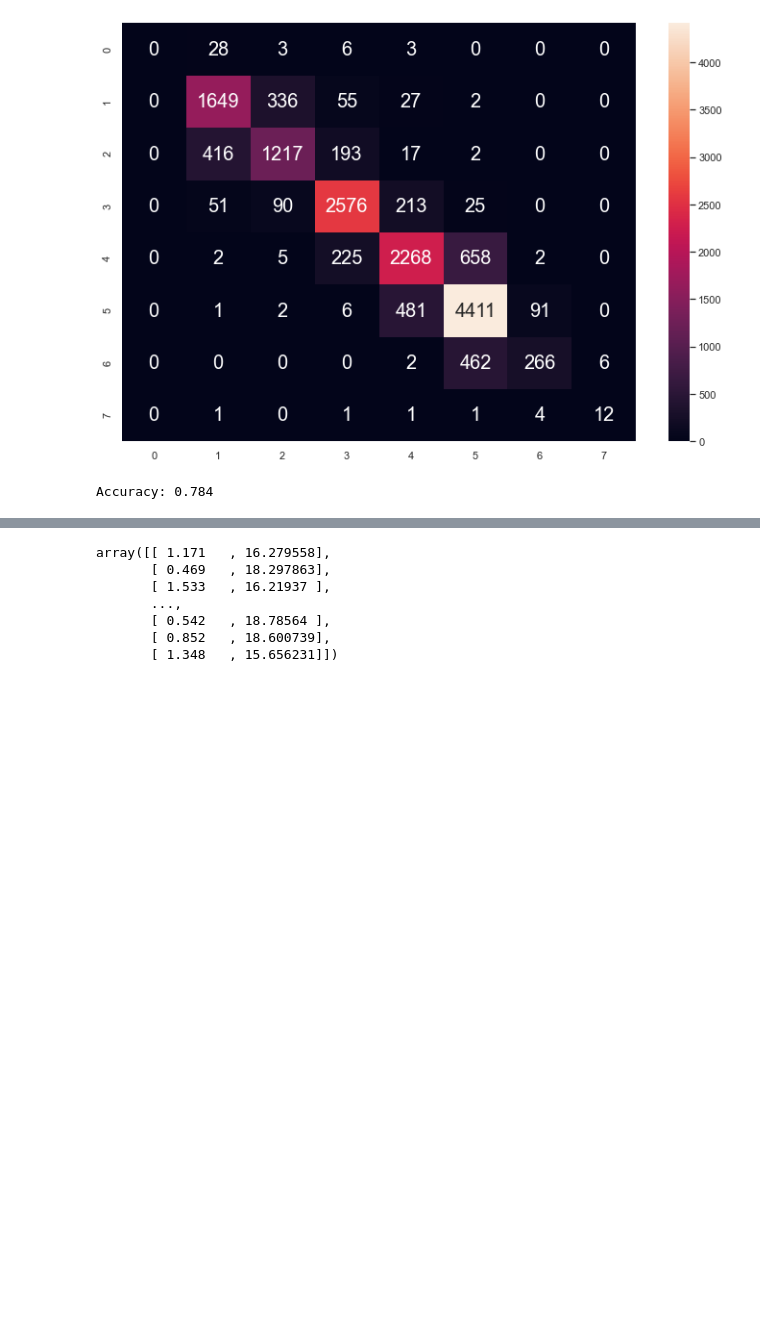
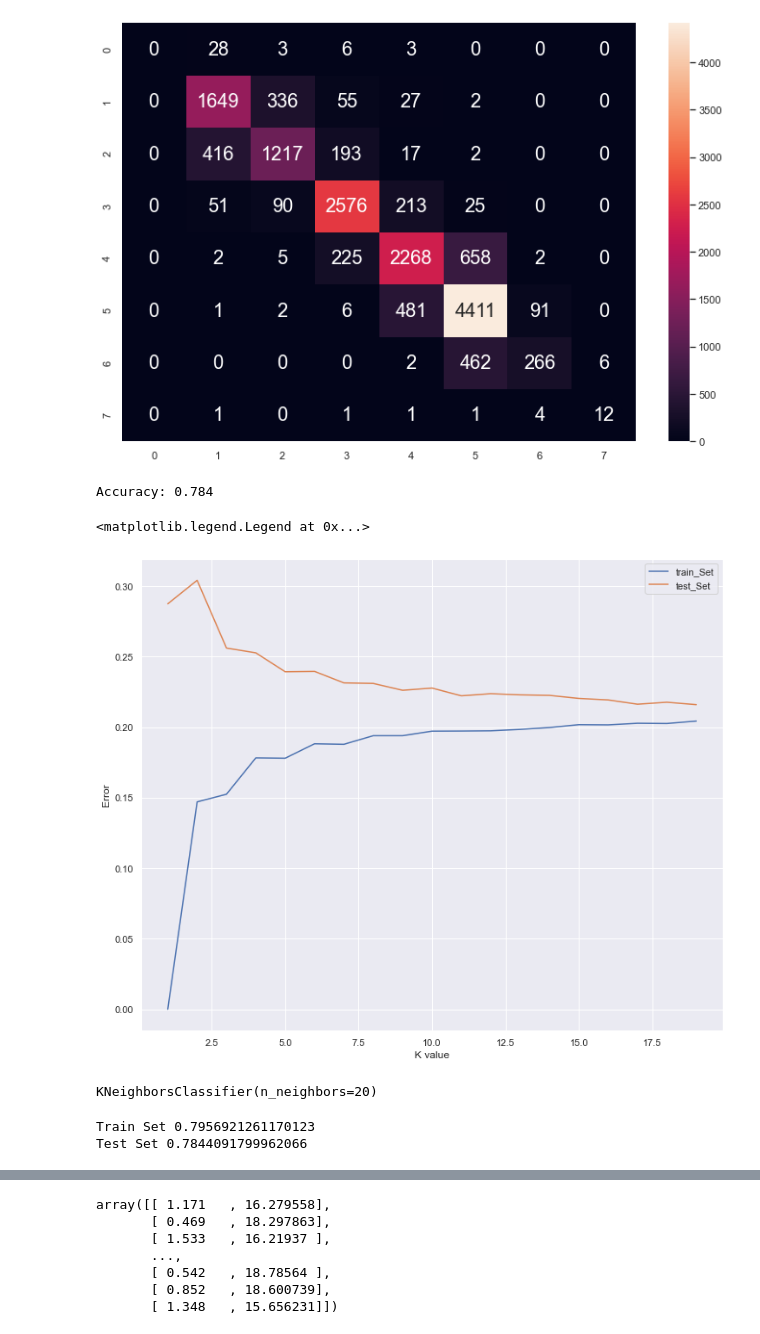
Before and after one commit to mattebasta/MachineLearning, a Jupyter notebook: Clustering Stelle/clustering_balanced.ipynb, the cells around one changed output, grey strips where cells are left out. Saved outputs shown, nothing was run; the diff lists cells and outputs as text; code cells hidden in the pictures; blank space fills up the shorter version.

Commit message:
Adding
Added another classification algorithms (K-Nearest Neighbors) with counfusion-matrix for checking accuracy.

```diff
--- a/Clustering Stelle/clustering_balanced.ipynb
+++ b/Clustering Stelle/clustering_balanced.ipynb
@@ -329,0 +328,33 @@ Accuracy: 0.784
+# %%
+#---------------------------------KNN----------------------------------KNN----------------------------------------
+from sklearn import neighbors
+error1=[]
+error2=[]
+for k in range(1,20):
+    knn=neighbors.KNeighborsClassifier(n_neighbors=k)
+    knn.fit(X_train, y_train)
+    y_pred1= knn.predict(X_train)
+    error1.append(np.mean(y_train!=y_pred1))
+    y_pred2= knn.predict(X_test)
+    error2.append(np.mean(y_test!=y_pred2))
+
+plt.figure(figsize=(12,10))
+plt.plot(range(1,20), error1, label="train_Set")
+plt.plot(range(1,20), error2, label="test_Set")
+plt.xlabel('K value')
+plt.ylabel('Error')
+plt.legend()
+# %% [output]
+<matplotlib.legend.Legend at 0x...>
+[figure, added]
+# %%
+knn=neighbors.KNeighborsClassifier(n_neighbors=20)
+print(knn.fit(X_train, y_train))
+# %% [output]
+KNeighborsClassifier(n_neighbors=20)
+# %%
+print("Train Set",knn.score(X_train,y_train))
+print("Test Set",knn.score(X_test,y_test), "\n")
+# %% [output]
+Train Set 0.7956921261170123
+Test Set 0.7844091799962066
```
Also changed, not shown: parts of 7 cells of this notebook, 1 other file.
